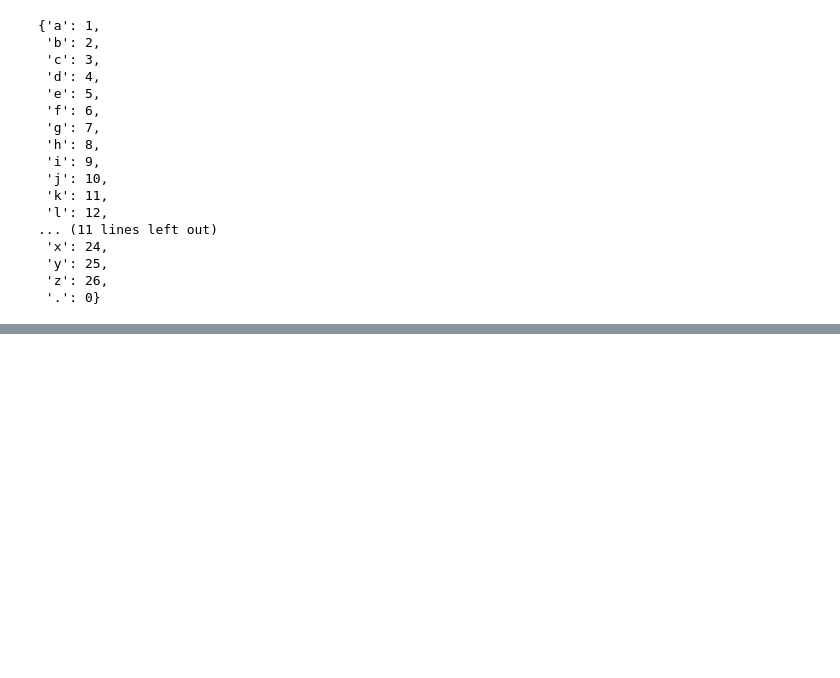
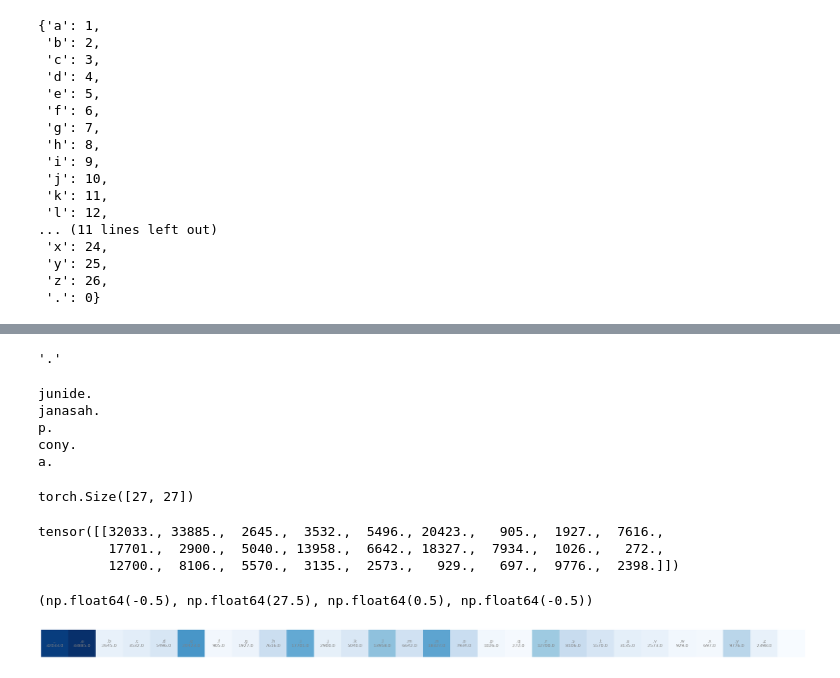
Before and after one commit to BiratBC/name-makemore-neuralnet, a Jupyter notebook: makemore-1/makemore_1.ipynb, the cells around one changed output, grey strips where cells are left out. Drawn from its saved outputs; the diff is of its cells as text; code cells hidden in the pictures; blank space fills up the shorter version.

```diff
--- a/makemore-1/makemore_1.ipynb
+++ b/makemore-1/makemore_1.ipynb
@@ -262,0 +312,54 @@ plt.axis('off')
+# %%
+g = torch.Generator().manual_seed(2147483647)
+ix = torch.multinomial(p, num_samples = 1, replacement = True, generator = g).item() #ix gives a random sample which corresponds to an index on the above table
+itos[ix]
+# %% [output]
+'.'
+# %%
+g = torch.Generator().manual_seed(2147483647)
+for i in range(5): # Generating 10 names
+  out = [] # To join all the sample to make a word (name)
+  ix = 0
+  while True:
+    p = N[ix].float() # Getting the ix(th) row from the 2D array
+    p = p/p.sum() # Converting that row to probability distribution
+    ix = torch.multinomial(p, num_samples = 1, replacement = True, generator = g).item() # Samples a random index from that probability distribution
+    out.append(itos[ix])
+    if ix == 0: # if full stop (.) comes we will stop, its like end of a word
+      break
+  print(''.join(out))
+#  resetting the generator will resets the ix
+# %% [output]
+junide.
+janasah.
+p.
+cony.
+a.
+# %%
+# Making more efficient
+P = N.float()
+# P = P / P.sum() # But the p.sum() will sum up the whole matrix not only one row
+# %%
+P.shape
+# %% [output]
+torch.Size([27, 27])
+# %%
+M = P.sum(dim = 0, keepdim=True) # Sum along columns
+M
+# %% [output]
+tensor([[32033., 33885.,  2645.,  3532.,  5496., 20423.,   905.,  1927.,  7616.,
+         17701.,  2900.,  5040., 13958.,  6642., 18327.,  7934.,  1026.,   272.,
+         12700.,  8106.,  5570.,  3135.,  2573.,   929.,   697.,  9776.,  2398.]])
+# %%
+plt.figure(figsize = (32,32))
+plt.imshow(M, cmap = 'Blues')
+for i in range(1):
+  for j in range(27):
+    chstr = itos[i] + itos[j] # chstr = aa, ab, ac ,......etc
+    plt.text(j, i, chstr, ha = 'center', va = 'bottom', color = 'gray')
+    plt.text(j, i, M[i,j].item(), ha = 'center', va = 'top', color = 'gray')
+plt.axis('off')
+#  Representation of above sum
+# %% [output]
+(np.float64(-0.5), np.float64(27.5), np.float64(0.5), np.float64(-0.5))
+[figure, added]
```
Also changed, not shown: parts of 21 cells of this notebook.
